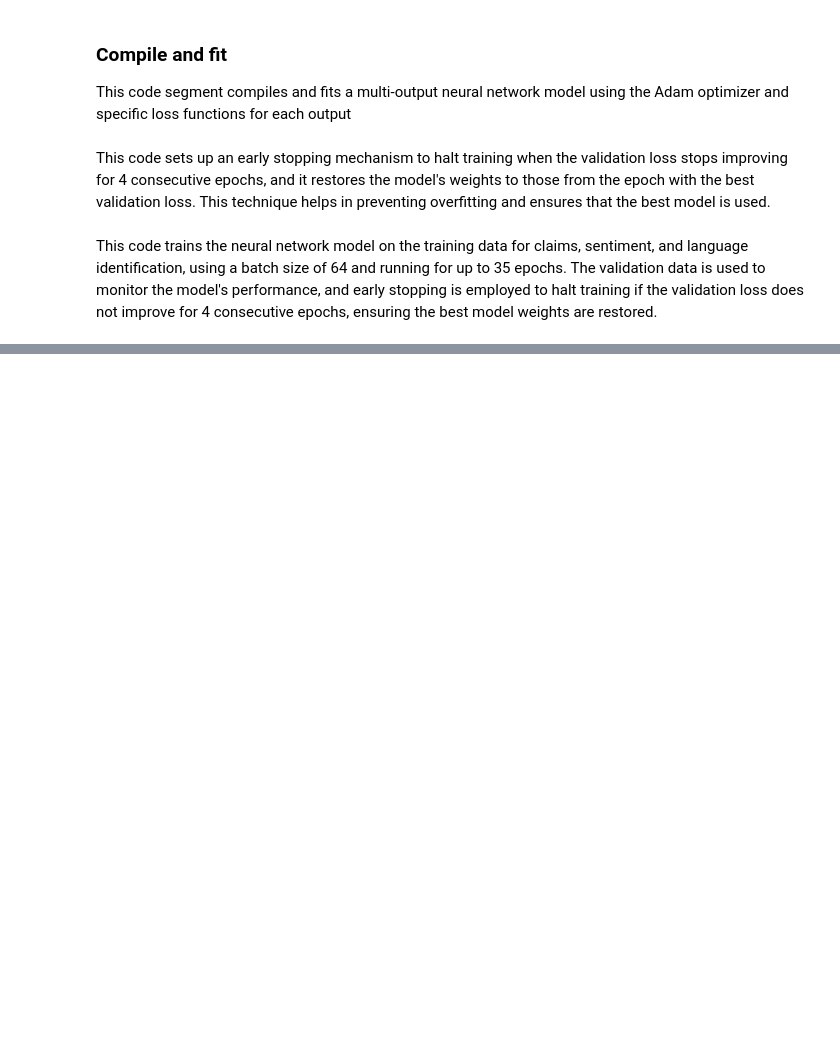
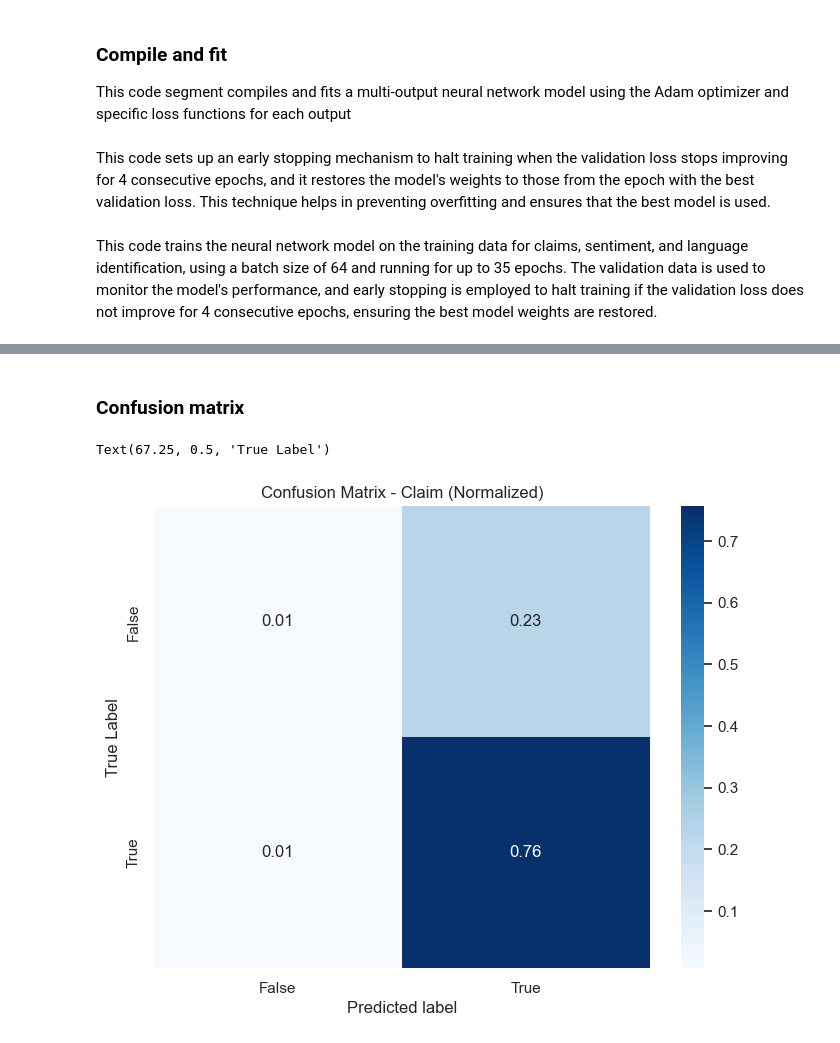
Before and after one commit to A-Alexander-code/IA-Projects, a Jupyter notebook: 22 - Language detection/language_detection.ipynb, the cells around one changed output, grey strips where cells are left out. Drawn from its saved outputs; the diff is of its cells as text; code cells hidden in the pictures; blank space fills up the shorter version.

```diff
--- a/22 - Language detection/language_detection.ipynb
+++ b/22 - Language detection/language_detection.ipynb
@@ -455,0 +569,16 @@ h=model.fit(
+# %%
+probabilities_claim=[]
+probabilities_sentiment=[]
+probabilities_lang=[]
+
+for val in test_pred_claim:
+    if val>0.5:
+        probabilities_claim.append(1)
+    else:
+        probabilities_claim.append(0)
+
+for val in test_pred_sentiment:
+    probabilities_sentiment.append(np.argmax(val))
+
+for val in test_pred_lang:
+    probabilities_lang.append(np.argmax(val))
@@ -455,0 +691,28 @@ h=model.fit(
+# %% [markdown]
+### Confusion matrix
+# %%
+# Compute the confusion matrix
+cm=confusion_matrix(df_test_claim['claim'], probabilities_claim)
+
+# Normalize the confusion matrix
+cm_normalized=cm/(len(df_test_claim))
+
+# Create a DataFrame for better labeling in the hearmap
+cm_df=pd.DataFrame(cm_normalized,
+                   index=['False', 'True'],
+                   columns=['False', 'True'])
+
+# Set the style for the heatmap
+sns.set(style='whitegrid')
+
+# Create the hearmap
+plt.figure(figsize=(8, 6))
+sns.heatmap(cm_df, annot=True, fmt='.2f', cmap='Blues', cbar=True, xticklabels=cm_df.columns, yticklabels=cm_df.index)
+
+# Add titles and labels
+plt.title('Confusion Matrix - Claim (Normalized)')
+plt.xlabel('Predicted label')
+plt.ylabel('True Label')
+# %% [output]
+Text(67.25, 0.5, 'True Label')
+[figure, added]
```
Also changed, not shown: parts of 23 cells of this notebook, 1 other file.
